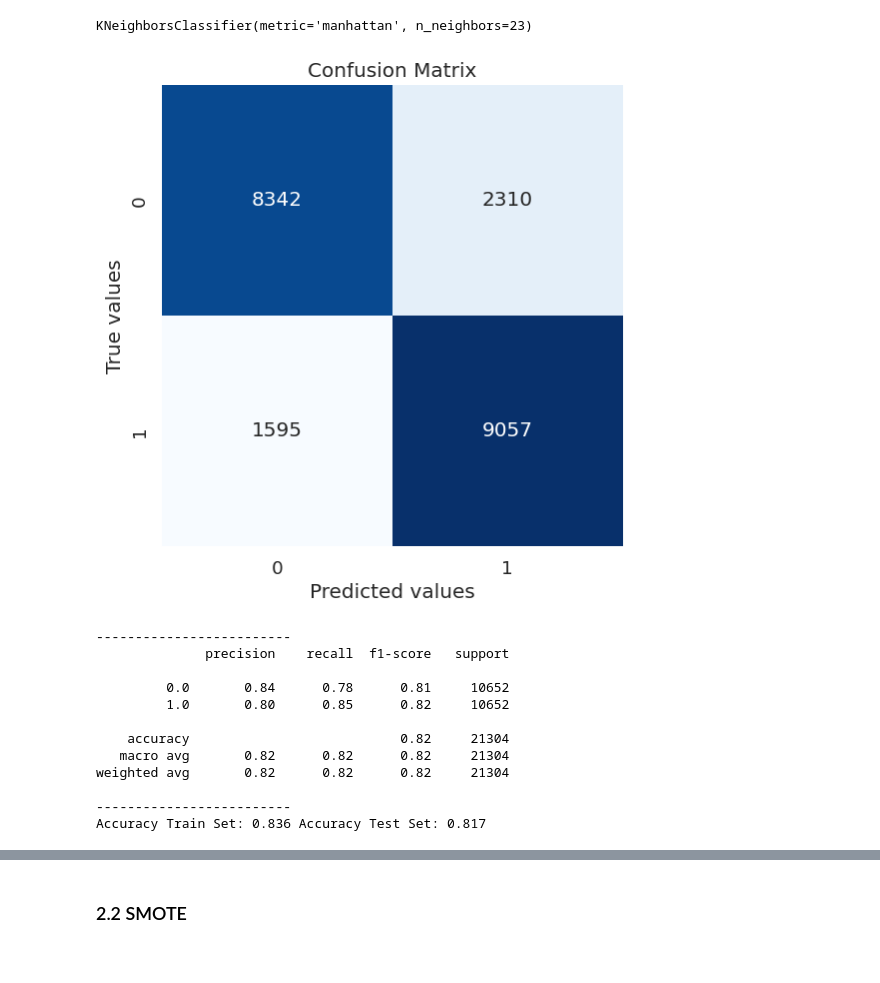
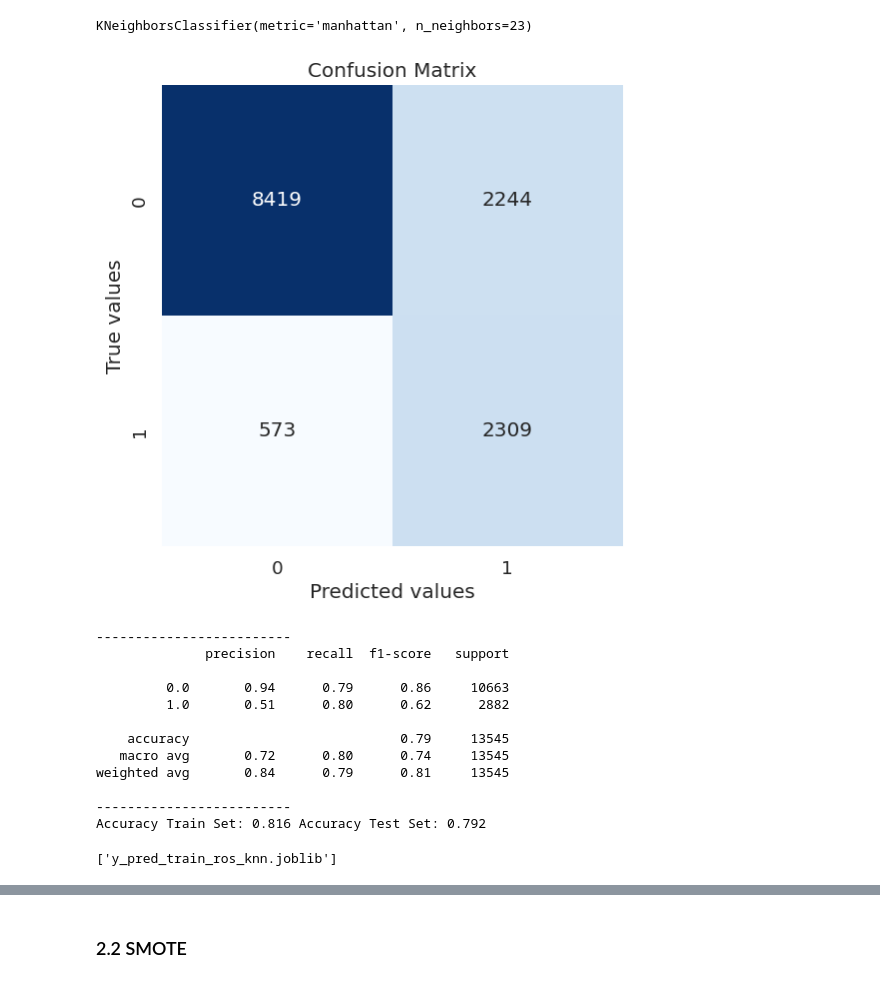
Before and after one commit to claudiawiese/weather_project, a Jupyter notebook: notebooks/MLModels/KNN_Modelling.ipynb, the cells around one changed output, grey strips where cells are left out. Saved outputs shown, nothing was run; the diff lists cells and outputs as text; code cells hidden in the pictures.

```diff
--- a/notebooks/MLModels/KNN_Modelling.ipynb
+++ b/notebooks/MLModels/KNN_Modelling.ipynb
@@ -21,7 +21,7 @@ from imblearn.under_sampling import RandomUnderSampler
 from joblib import dump, load
 from tabulate import tabulate
 # %%
-df = pd.read_csv('weatherAUS_imputed.csv')
+df = pd.read_csv('../../Data/processed/weatherAUS_imputed.csv')
 df.head()
 # %% [output]
 |  | Date | Location | Year | Month | RainToday | RainTomorrow | Rainfall | Evaporation | Sunshine | ... |
@@ -32,9 +32,9 @@ df.head()
 | 4 | 2009-01-05 | Cobar | 2009 | 1 | 0.0 | 0.0 | -0.254034 | 1.315454 | 1.205105 | ... |
 # %%
 #Before starting the modelling process we will define a function to display the confusion matrix and classification_report
-def confusion_matrix_classification_report(y_test, y_pred_test, y_train, y_pred_train):
+def confusion_matrix_classification_report(test, pred_test, train, pred_train):
     #calculate confusion matrix
-    conf_matrix = confusion_matrix(y_test, y_pred_test)
+    conf_matrix = confusion_matrix(test, pred_test)
 
     # Plot confusion matrix
     plt.figure(figsize=(8, 6))
@@ -46,7 +46,7 @@ def confusion_matrix_classification_report(y_test, y_pred_test, y_train, y_pred_
     plt.show()
 
     # Generate classification report
-    report = classification_report(y_test, y_pred_test)
+    report = classification_report(test, pred_test)
 
     # Print the classification report
     print('-------------------------')
@@ -54,8 +54,8 @@ def confusion_matrix_classification_report(y_test, y_pred_test, y_train, y_pred_
 
     # Calculate accuracy for both sets
     print('-------------------------')
-    train_accuracy = accuracy_score(y_train, y_pred_train)
-    test_accuracy = accuracy_score(y_test, y_pred_test)
+    train_accuracy = accuracy_score(train, pred_train)
+    test_accuracy = accuracy_score(test, pred_test)
     print("Accuracy Train Set:", np.round(train_accuracy,3), "Accuracy Test Set:", np.round(test_accuracy,3))
 # %% [markdown]
 ### K_nearest neighbors
@@ -146,4 +141,4 @@ target = df['RainTomorrow']
 ### 2.1 RandomOverSampling
 # %%
 ros = RandomOverSampler()
-sample_ros = ros.fit_resample(data,target)
+X_ros, y_ros = ros.fit_resample(X_train,y_train)
@@ -152,31 +145,32 @@ X_train_ros, X_test_ros, y_train_ros, y_test_ros = train_test_split(sample_ros[0
 # %%
 knn_ros = neighbors.KNeighborsClassifier(n_neighbors=23, metric="manhattan")
-knn_ros.fit(X_train_ros, y_train_ros)
+knn_ros.fit(X_ros, y_ros)
 # %% [output]
 KNeighborsClassifier(metric='manhattan', n_neighbors=23)
 # %%
-y_pred_ros = knn_ros.predict(X_test_ros)
-y_pred_train_ros = knn_ros.predict(X_train_ros)
+y_pred_ros = knn_ros.predict(X_test)
+y_pred_train_ros = knn_ros.predict(X_train)
 
-
-confusion_matrix_classification_report(y_test_ros, y_pred_ros, y_train_ros, y_pred_train_ros)
+confusion_matrix_classification_report(y_test, y_pred_ros, y_train, y_pred_train_ros)
 # %% [output]
-[figure, old version]
+[figure, new version]
 -------------------------
               precision    recall  f1-score   support
 
-         0.0       0.84      0.78      0.81     10652
-         1.0       0.80      0.85      0.82     10652
+         0.0       0.94      0.79      0.86     10663
+         1.0       0.51      0.80      0.62      2882
 
-    accuracy                           0.82     21304
-   macro avg       0.82      0.82      0.82     21304
-weighted avg       0.82      0.82      0.82     21304
+    accuracy                           0.79     13545
+   macro avg       0.72      0.80      0.74     13545
+weighted avg       0.84      0.79      0.81     13545
 
 -------------------------
-Accuracy Train Set: 0.836 Accuracy Test Set: 0.817
+Accuracy Train Set: 0.816 Accuracy Test Set: 0.792
 # %%
 dump(y_pred_ros, 'y_pred_ros_knn.joblib')
 dump(y_pred_train_ros, 'y_pred_train_ros_knn.joblib')
+# %% [output]
+['y_pred_train_ros_knn.joblib']
 # %%
 y_pred_ros_knn = load('y_pred_ros_knn.joblib')
 y_pred_train_ros_knn = load('y_pred_train_ros_knn.joblib')
```
Also changed, not shown: parts of 24 cells of this notebook, 1 other file.
